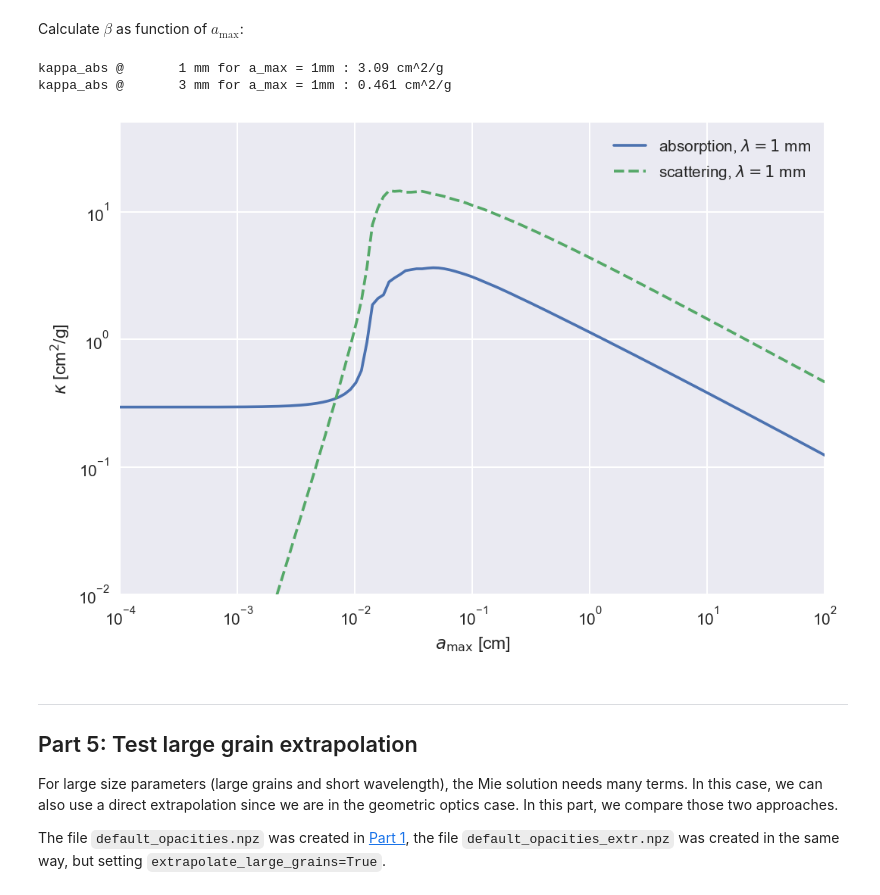
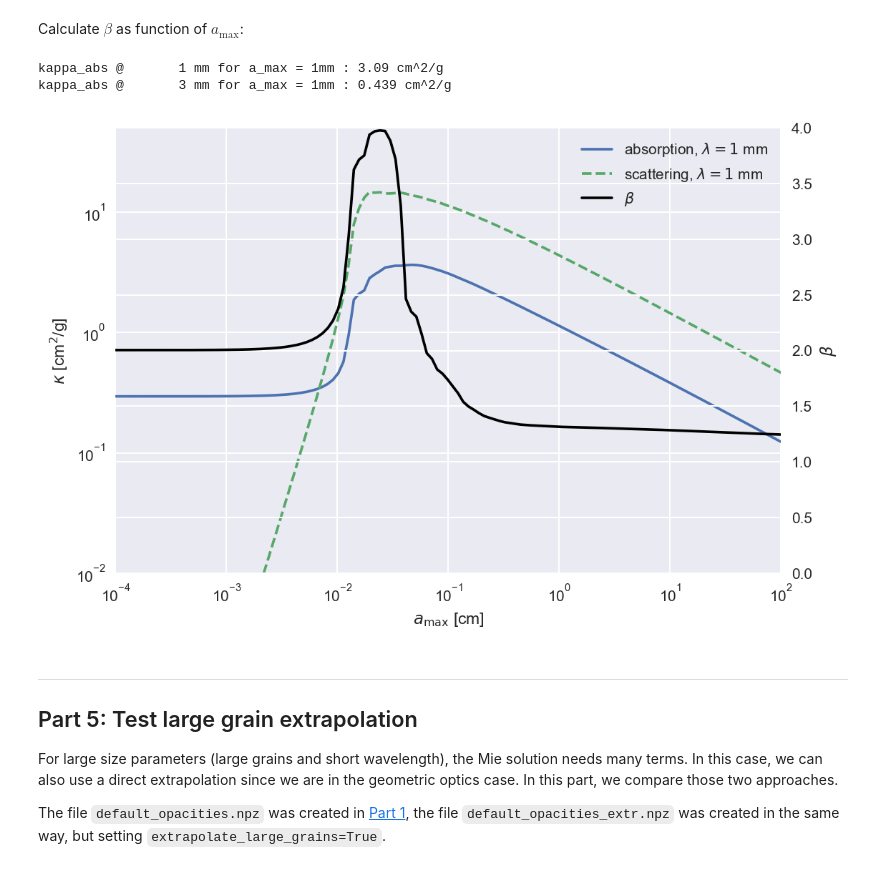
Before and after one commit to seanandrews/p484, a Jupyter notebook: projects/opacities/default_opacities.ipynb, the cells around one changed output. Saved outputs shown, nothing was run; the diff lists cells and outputs as text; code cells hidden in the pictures.

```diff
--- a/projects/opacities/default_opacities.ipynb
+++ b/projects/opacities/default_opacities.ipynb
@@ -86,13 +86,12 @@ plt.style.use([{'figure.dpi':150, 'image.cmap':'rocket'}])
 # %% [markdown]
 Loading the data
 # %%
-data = np.load('default_opacities.npz')
-
-a = data['a']
-lam = data['lam']
-k_abs = data['k_abs']
-k_sca = data['k_sca']
-g = data['g']
+with np.load('default_opacities.npz') as data:
+    a = data['a']
+    lam = data['lam']
+    k_abs = data['k_abs']
+    k_sca = data['k_sca']
+    g = data['g']
 # %% [markdown]
 Example plot: opacities of the smallest grains as function of wavelength
 # %%
@@ -160,0 +154,18 @@ kappa_abs @       3 mm for a_max = 1mm : 1.85 cm^2/g
+# %%
+lam_avg = [0.1, 0.3]
+f, ax = plt.subplots(2,1,figsize=(8, 8), sharex=True)
+f.subplots_adjust(hspace=0)
+
+res = opacity.size_average_opacity(lam_avg, a, lam, k_abs.T, k_sca.T, plot=True, ax=ax)
+
+for ilam, _lam in enumerate(lam_avg):
+    print('kappa_abs @ {:7.3g} mm for a_max = 1mm : {:.3g} cm^2/g'.format(_lam *10, np.interp(_lam, a, res['ka'][ilam])))
+
+ax[0].loglog(k_ricci[:, 0], k_ricci[:, 1], 'r:', label=r'$\kappa_\mathrm{abs, Ricci}$')
+lines = ax[0].get_lines()
+ax[0].legend(lines,[_l.get_label() for _l in lines])
+
+ax[1].semilogx(beta_ricci[:, 0], beta_ricci[:, 1], 'r:', label=r'$\beta_\mathrm{Ricci}$')
+lines = ax[1].get_lines()
+ax[1].legend(lines,[_l.get_label() for _l in lines]);
+ax[1].set_ylim(ymax = 3.7);
@@ -176,7 +191,7 @@ lam = np.logspace(np.log10(6.5e-6), 0, 206)
 
 # draine optical constants go only until 1mm, so we extrapolate
 
-dc = opacity.diel_dl84_astrosil()
+dc = opacity.diel_drainelee84_astrosil()
 dc.extrapolate_constants_up(4e-2, 1e0, kind='linear')
 
 res = opacity.get_mie_coefficients(a, lam, dc, extrapolate_large_grains=True)
@@ -219,15 +234,16 @@ Calculate $\beta$ as function of $a_\mathrm{max}$:
 # %%
 rho_s = 3.5
 m     = 4.0 * np.pi / 3.0 * rho_s * a**3
 k_abs, k_sca = opacity.get_kappa_from_q(a, m, res['q_abs'], res['q_sca'])
 
-for i, lam_avg in enumerate([0.1, 0.3]):
-    ka = opacity.size_average_opacity(lam_avg, a, lam, k_abs, k_sca, plot=i==0)[0]
-    print('kappa_abs @ {:7.3g} mm for a_max = 1mm : {:.3g} cm^2/g'.format(lam_avg *10, np.interp(0.1, a, ka)))
+lam_avg = [0.1, 0.3]
+res2 = opacity.size_average_opacity(lam_avg, a, lam, k_abs, k_sca, plot=True)
+for ilam, _lam  in enumerate(lam_avg):
+    print('kappa_abs @ {:7.3g} mm for a_max = 1mm : {:.3g} cm^2/g'.format(_lam * 10, np.interp(_lam, a, res2['ka'][ilam])))
 # %% [output]
 kappa_abs @       1 mm for a_max = 1mm : 3.09 cm^2/g
-kappa_abs @       3 mm for a_max = 1mm : 0.461 cm^2/g
+kappa_abs @       3 mm for a_max = 1mm : 0.439 cm^2/g
-[figure, old version]
+[figure, new version]
 # %% [markdown]
 -----------------------------------------
 ## Part 5: Test large grain extrapolation
```
Also changed, not shown: parts of 27 cells of this notebook, 9 other files.
